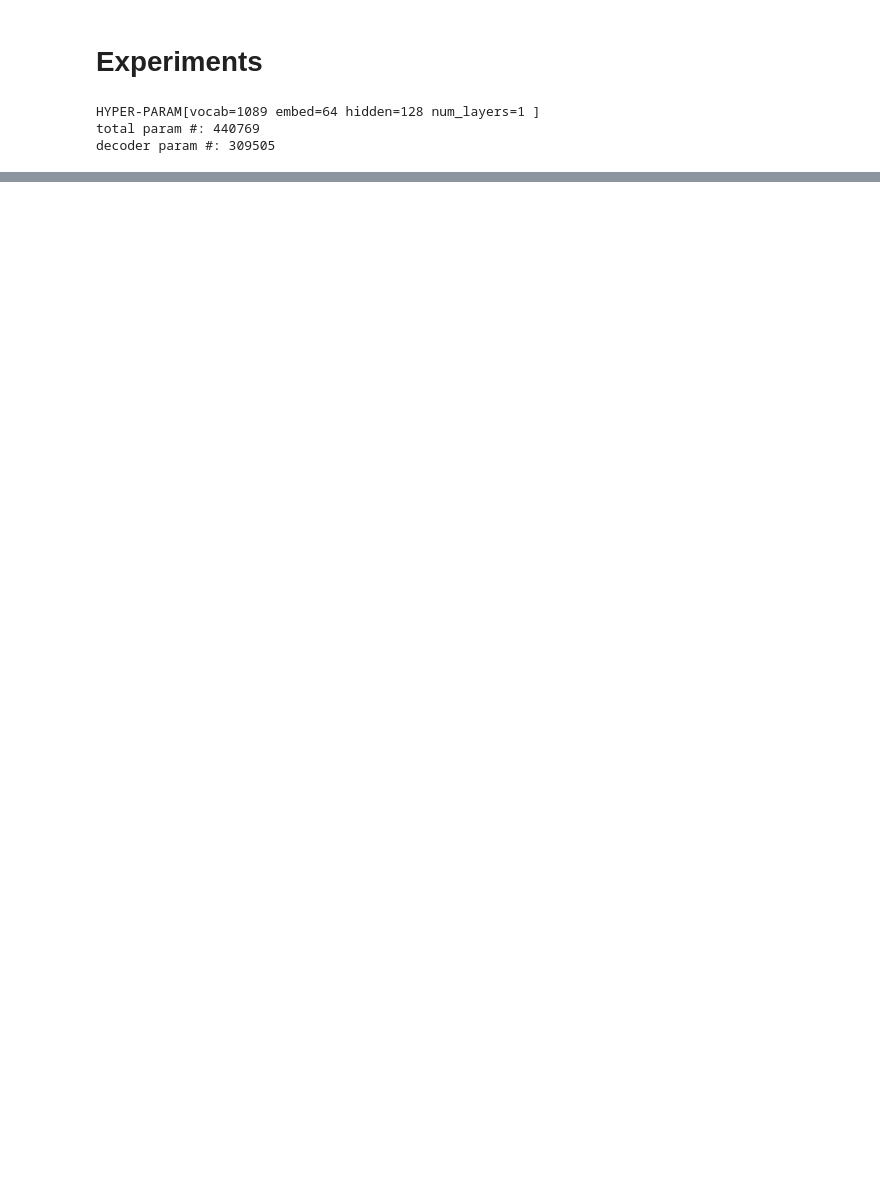
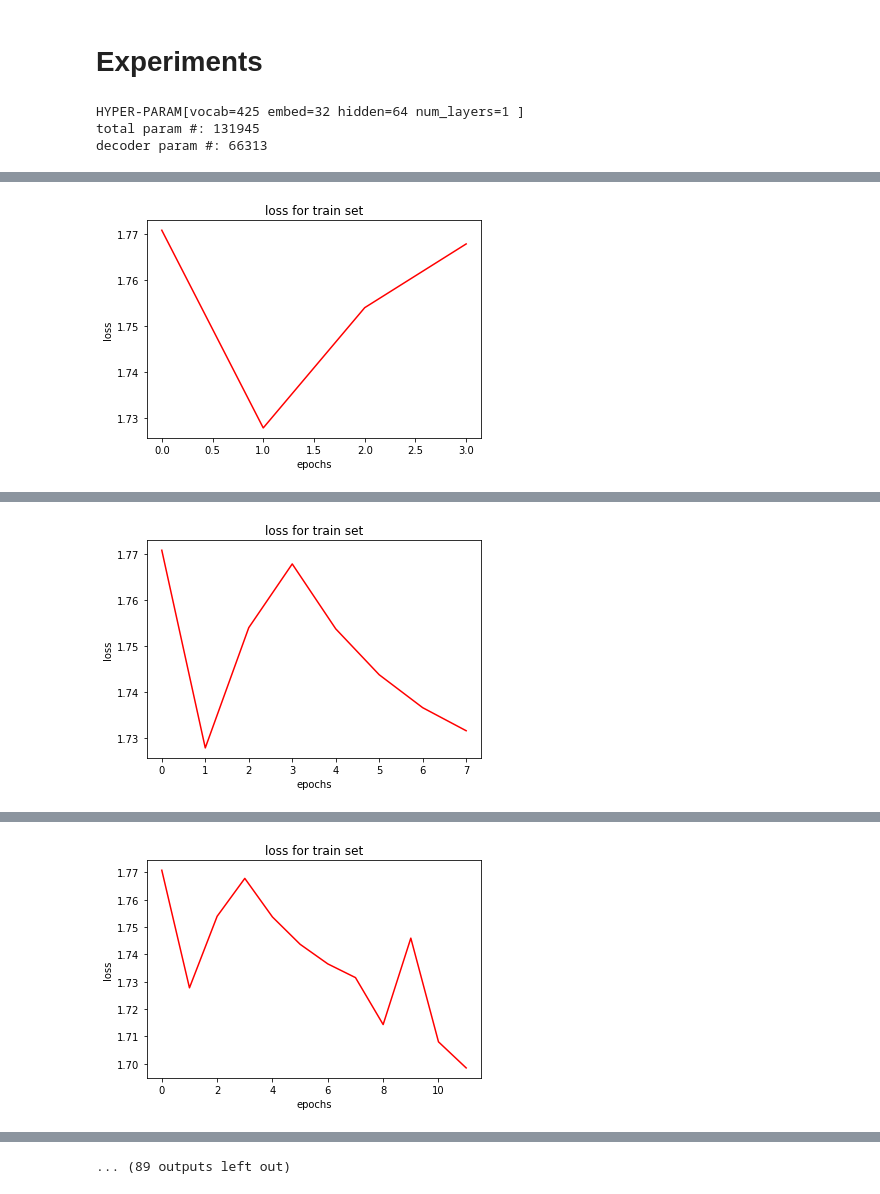
Before and after one commit to nsimsiri/Image-Captioning, a Jupyter notebook: notebooks/Experiment-Sandbox.ipynb, the cells around one changed output, grey strips where cells are left out. Drawn from its saved outputs; the diff is of its cells as text; code cells hidden in the pictures; blank space fills up the shorter version.

Commit message:
model overfitting to training data

```diff
--- a/notebooks/Experiment-Sandbox.ipynb
+++ b/notebooks/Experiment-Sandbox.ipynb
@@ -39,7 +39,7 @@ config_path = os.path.join(src_path, "src","config.yml")
 print(config_path)
 assert(os.path.exists(config_path))
 
-manager = CaptionDataManager(config_path, n_sample=500)
+manager = CaptionDataManager(config_path, n_sample=100)
 
 print(manager)
 # %% [output]
@@ -56,11 +63,11 @@ loaded - val captions
 from src.models.base_model import EncoderDecoder
 
 vocab_size      = len(manager.vocab())
-embed_size      = 64
-hidden_size     = 128
+embed_size      = 32
+hidden_size     = 64
 num_layers      = 1
 
-num_epochs      = 10
+num_epochs      = 30
 learning_rate   = 0.001
 
 
@@ -81,15 +88,15 @@ print("decoder param #: " + str(decoder_param_count))
 criterion = torch.nn.CrossEntropyLoss()
 optimizer = optim.Adam(net.parameters(), lr=learning_rate)
 # %% [output]
-HYPER-PARAM[vocab=1089 embed=64 hidden=128 num_layers=1 ]
-total param #: 440769
-decoder param #: 309505
+HYPER-PARAM[vocab=425 embed=32 hidden=64 num_layers=1 ]
+total param #: 131945
+decoder param #: 66313
 # %%
 from src.image_processor import train_transform, default_image_transform
 from src.base_experiment import plot_eval, run_model
-
+import time
 train_loader = manager.build_dataloader('train',
-                                        batch_size=25,
+                                        batch_size=10,
                                         shuffle=True,
 #                                         image_transform=train_transform)
                                         image_transform=default_image_transform)
@@ -98,11 +105,21 @@ train_loader = manager.build_dataloader('train',
 # test_loader  = manager.build_dataloader('test',
 #                                         batch_size=5)
 
+all_losses = []
+plot_loss_map = {
+    'loss': {'train': all_losses}
+}
+num_epochs = 50
 for epoch in range(num_epochs):
-    losses, _ = run_model(net,
+    t0 = time.time()
+    losses, logged_losses = run_model(net,
                           train_loader,
                           criterion,
                           optimizer,
                           train=True,
                           epoch=epoch)
+
+    all_losses += logged_losses
+    plot_eval(plot_loss_map, "train", name='loss')
+    print("\t time elasped for epoch: {}".format(time.time()-t0))
 # %% [output]
@@ -125,0 +130 @@ ep=9 step=16 loss=4.329736560583115
+[figure, added]
@@ -125,0 +136 @@ ep=9 step=16 loss=4.329736560583115
+[figure, added]
@@ -125,0 +142 @@ ep=9 step=16 loss=4.329736560583115
+[figure, added]
@@ -126,2 +161,3 @@ ep=9 step=16 loss=4.329736560583115
+... (89 outputs left out)
 # %%
 from src.base_experiment import evaluate_model
```
Also changed, not shown: parts of 5 cells of this notebook, 3 other files.
